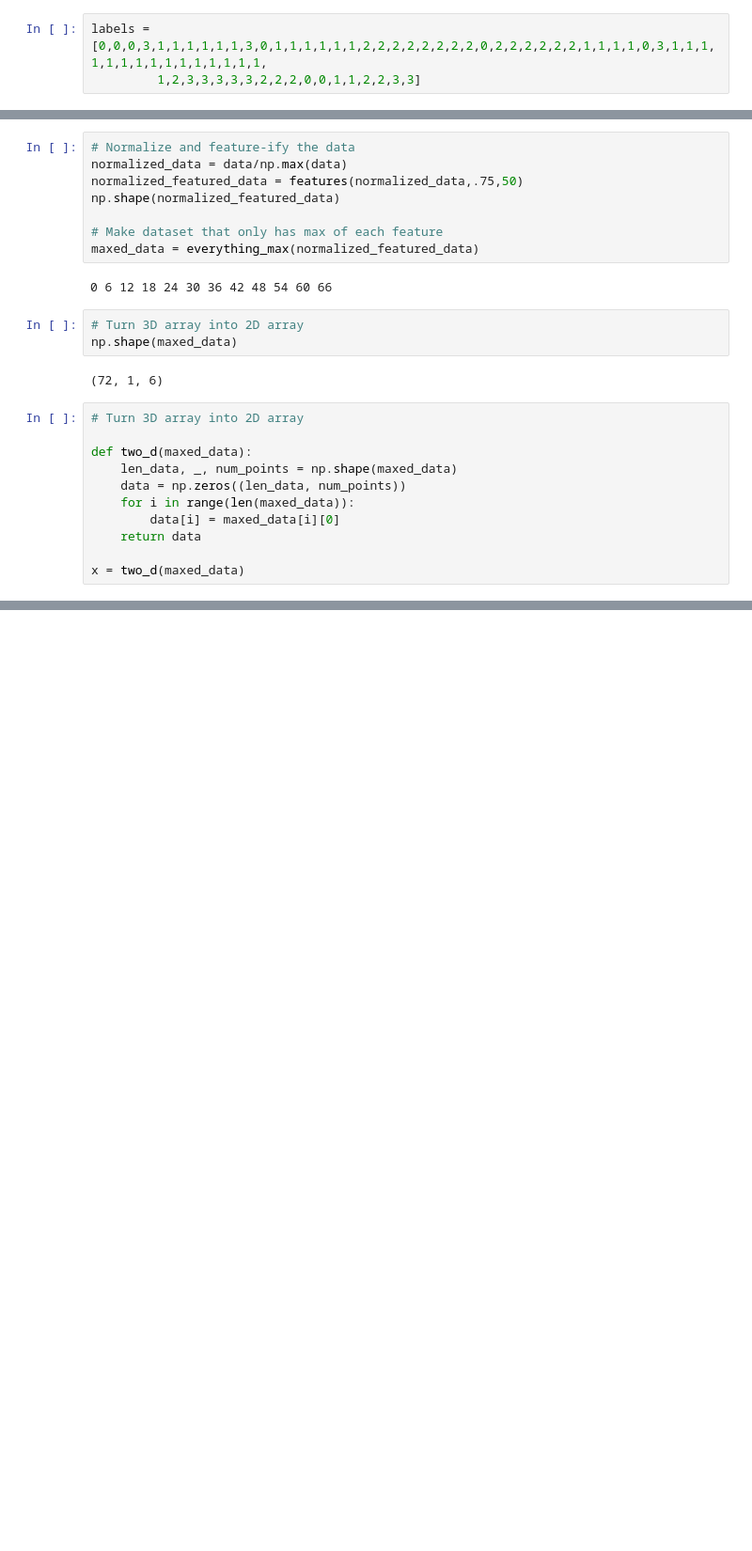
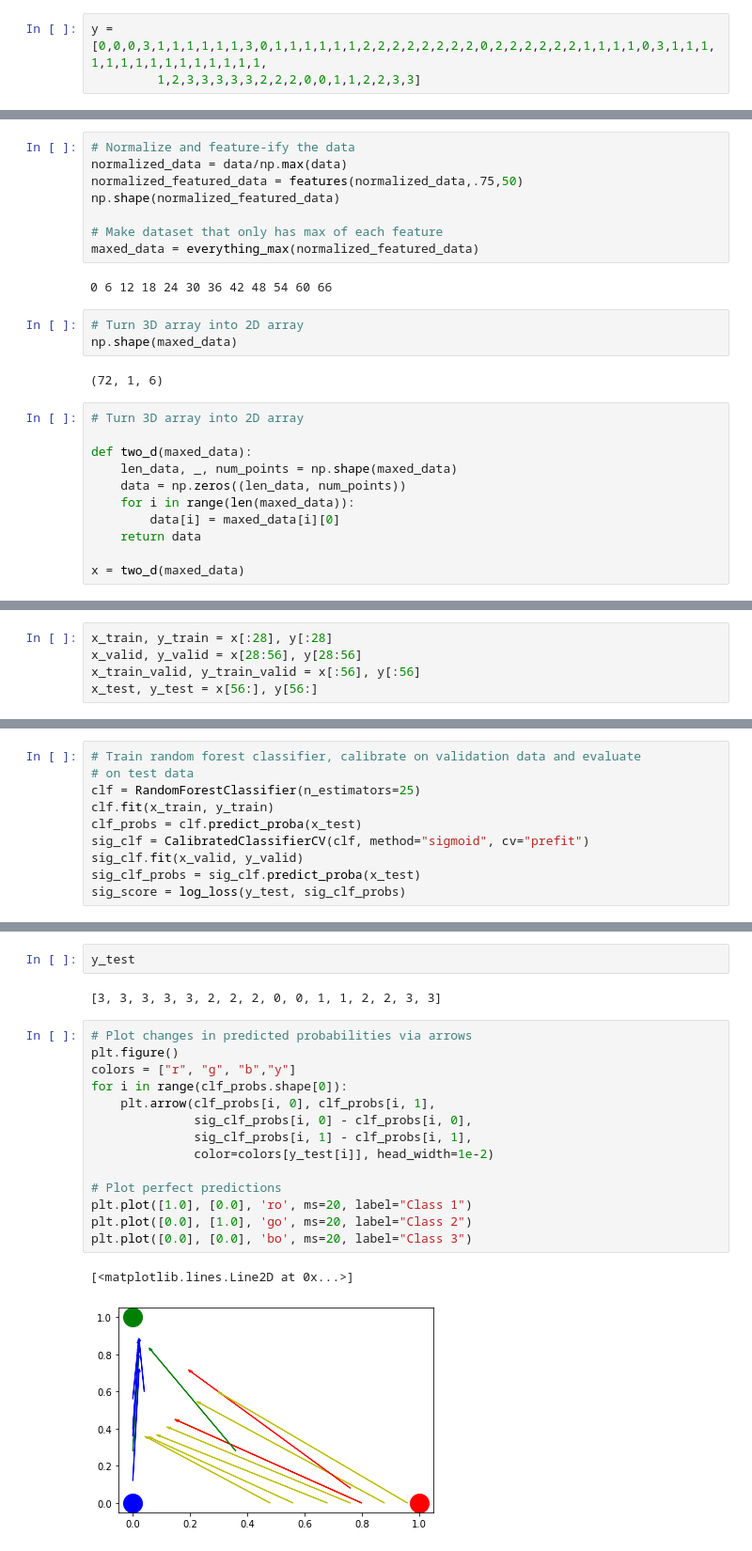
Before and after one commit to yash181/Tensegrity-HRI, a Jupyter notebook: Data_sala/sala Probability.ipynb, the cells around one changed output, grey strips where cells are left out. Shown at 94% size. Cells and saved outputs as stored; diff of their text form; blank space fills up the shorter version.

Commit message:
updated sala ROC and sala Probability

```diff
--- a/Data_sala/sala Probability.ipynb
+++ b/Data_sala/sala Probability.ipynb
@@ -56,7 +56,7 @@ np.shape(data)
 # %% [output]
 (72, 7000, 12)
 # %%
-labels = [0,0,0,3,1,1,1,1,1,1,3,0,1,1,1,1,1,1,2,2,2,2,2,2,2,2,0,2,2,2,2,2,2,1,1,1,1,0,3,1,1,1,1,1,1,1,1,1,1,1,1,1,1,1,
+y = [0,0,0,3,1,1,1,1,1,1,3,0,1,1,1,1,1,1,2,2,2,2,2,2,2,2,0,2,2,2,2,2,2,1,1,1,1,0,3,1,1,1,1,1,1,1,1,1,1,1,1,1,1,1,
          1,2,3,3,3,3,3,2,2,2,0,0,1,1,2,2,3,3]
 # %%
 # FEATURES
@@ -181,0 +169,5 @@ f
+# %%
+x_train, y_train = x[:28], y[:28]
+x_valid, y_valid = x[28:56], y[28:56]
+x_train_valid, y_train_valid = x[:56], y[:56]
+x_test, y_test = x[56:], y[56:]
@@ -181,0 +181,10 @@ f
+# %%
+# Train random forest classifier, calibrate on validation data and evaluate
+# on test data
+clf = RandomForestClassifier(n_estimators=25)
+clf.fit(x_train, y_train)
+clf_probs = clf.predict_proba(x_test)
+sig_clf = CalibratedClassifierCV(clf, method="sigmoid", cv="prefit")
+sig_clf.fit(x_valid, y_valid)
+sig_clf_probs = sig_clf.predict_proba(x_test)
+sig_score = log_loss(y_test, sig_clf_probs)
@@ -181,0 +210,21 @@ f
+# %%
+y_test
+# %% [output]
+[3, 3, 3, 3, 3, 2, 2, 2, 0, 0, 1, 1, 2, 2, 3, 3]
+# %%
+# Plot changes in predicted probabilities via arrows
+plt.figure()
+colors = ["r", "g", "b","y"]
+for i in range(clf_probs.shape[0]):
+    plt.arrow(clf_probs[i, 0], clf_probs[i, 1],
+              sig_clf_probs[i, 0] - clf_probs[i, 0],
+              sig_clf_probs[i, 1] - clf_probs[i, 1],
+              color=colors[y_test[i]], head_width=1e-2)
+
+# Plot perfect predictions
+plt.plot([1.0], [0.0], 'ro', ms=20, label="Class 1")
+plt.plot([0.0], [1.0], 'go', ms=20, label="Class 2")
+plt.plot([0.0], [0.0], 'bo', ms=20, label="Class 3")
+# %% [output]
+[<matplotlib.lines.Line2D at 0x...>]
+[figure, added]
```
Also changed, not shown: parts of 7 cells of this notebook, 1 other file.
